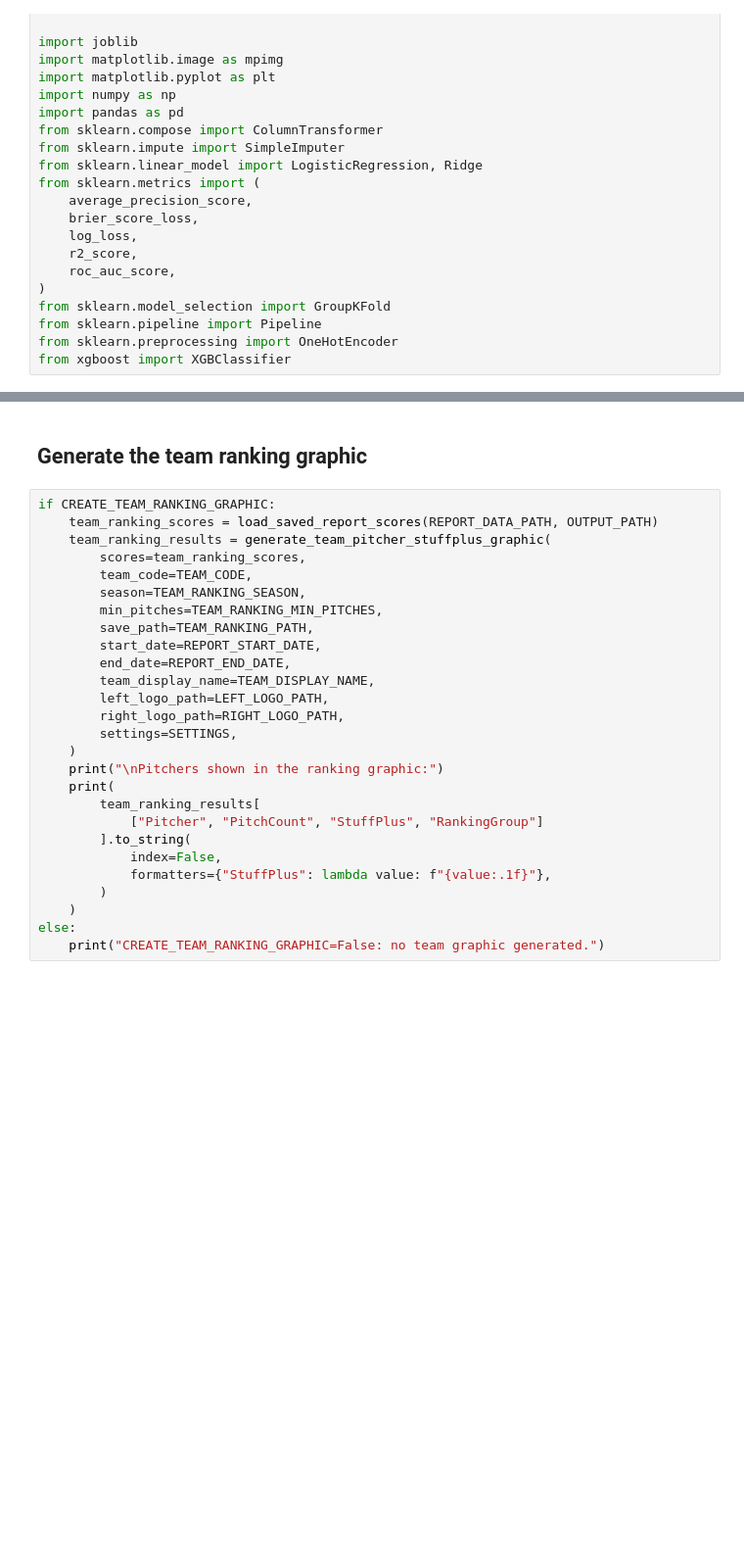
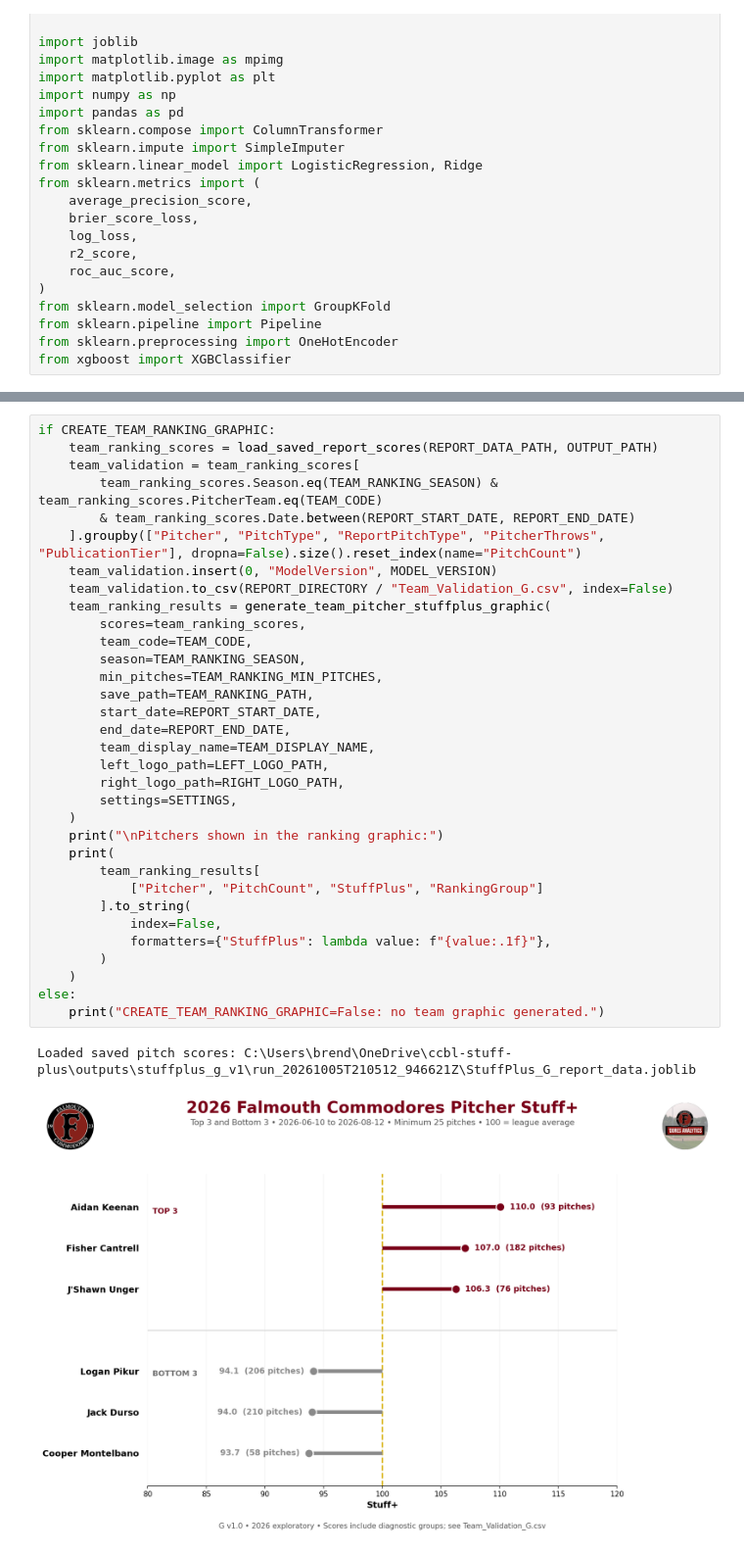
Before and after one commit to bdrisc/ccbl-stuff-plus, a Jupyter notebook: notebooks/CCBL_StuffPlus_Model.ipynb, the cells around one changed output, grey strips where cells are left out. Shown at 98% size. Drawn from its saved outputs; the diff is of its cells as text; blank space fills up the shorter version.

```diff
--- a/notebooks/CCBL_StuffPlus_Model.ipynb
+++ b/notebooks/CCBL_StuffPlus_Model.ipynb
@@ -2753,29 +2517,36 @@ else:
-# %% [markdown]
-## Generate the team ranking graphic
 # %%
 if CREATE_TEAM_RANKING_GRAPHIC:
     team_ranking_scores = load_saved_report_scores(REPORT_DATA_PATH, OUTPUT_PATH)
+    team_validation = team_ranking_scores[
+        team_ranking_scores.Season.eq(TEAM_RANKING_SEASON) & team_ranking_scores.PitcherTeam.eq(TEAM_CODE)
+        & team_ranking_scores.Date.between(REPORT_START_DATE, REPORT_END_DATE)
+    ].groupby(["Pitcher", "PitchType", "ReportPitchType", "PitcherThrows", "PublicationTier"], dropna=False).size().reset_index(name="PitchCount")
+    team_validation.insert(0, "ModelVersion", MODEL_VERSION)
+    team_validation.to_csv(REPORT_DIRECTORY / "Team_Validation_G.csv", index=False)
     team_ranking_results = generate_team_pitcher_stuffplus_graphic(
         scores=team_ranking_scores,
         team_code=TEAM_CODE,
         season=TEAM_RANKING_SEASON,
         min_pitches=TEAM_RANKING_MIN_PITCHES,
         save_path=TEAM_RANKING_PATH,
         start_date=REPORT_START_DATE,
         end_date=REPORT_END_DATE,
         team_display_name=TEAM_DISPLAY_NAME,
         left_logo_path=LEFT_LOGO_PATH,
         right_logo_path=RIGHT_LOGO_PATH,
         settings=SETTINGS,
     )
     print("\nPitchers shown in the ranking graphic:")
     print(
         team_ranking_results[
             ["Pitcher", "PitchCount", "StuffPlus", "RankingGroup"]
         ].to_string(
             index=False,
             formatters={"StuffPlus": lambda value: f"{value:.1f}"},
         )
     )
 else:
     print("CREATE_TEAM_RANKING_GRAPHIC=False: no team graphic generated.")
+# %% [output]
+Loaded saved pitch scores: C:\Users\brend\OneDrive\ccbl-stuff-plus\outputs\stuffplus_g_v1\run_20261005T210512_946621Z\StuffPlus_G_report_data.joblib
+[figure, added]
```
Also changed, not shown: parts of 18 cells of this notebook.
